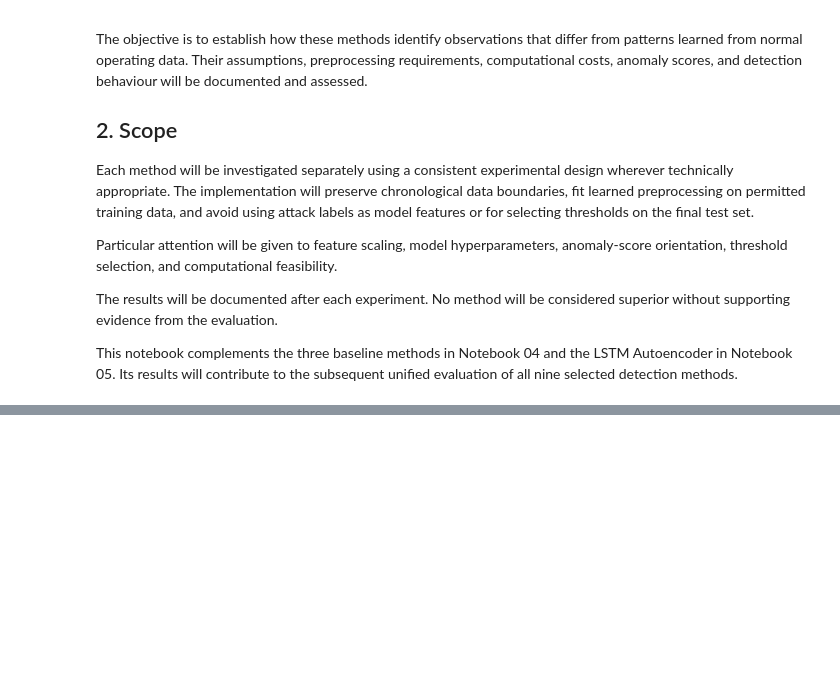
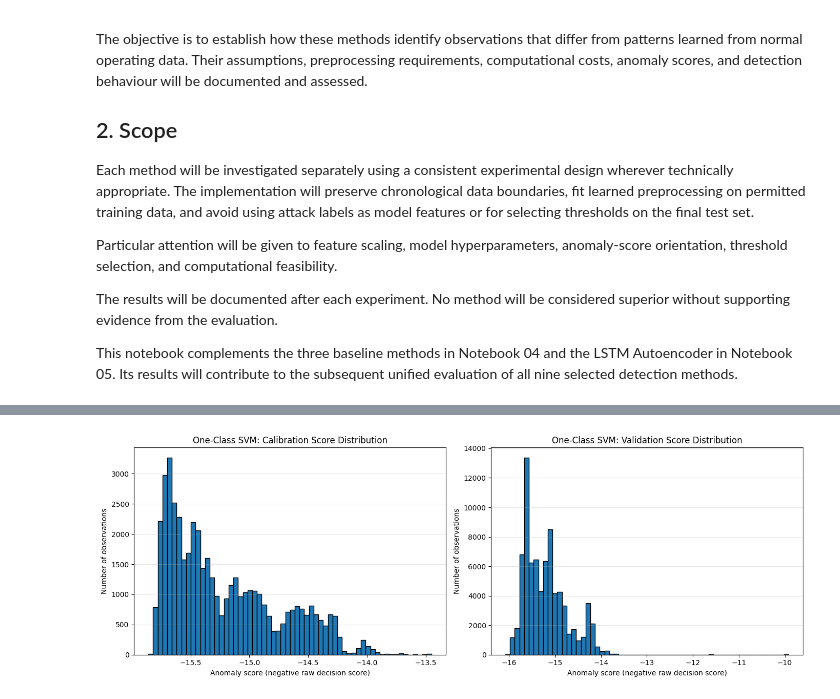
Before and after one commit to Thomasayanfeoluwa/multivariate-telemetry-anomaly-detection, a Jupyter notebook: notebooks/06_traditional_ml_anomaly_detection.ipynb, the cells around one changed output, grey strips where cells are left out. Saved outputs shown, nothing was run; the diff lists cells and outputs as text; code cells hidden in the pictures; blank space fills up the shorter version.

Commit message:
checkpoint(data): update 06_traditional_ml_anomaly_detection

```diff
--- a/notebooks/06_traditional_ml_anomaly_detection.ipynb
+++ b/notebooks/06_traditional_ml_anomaly_detection.ipynb
@@ -236,0 +1482,31 @@ The same established evaluation observations will subsequently be used to compar
+# %%
+import matplotlib.pyplot as plt
+import numpy as np
+
+# Compare anomaly-score distributions for normal calibration and validation data.
+fig, axes = plt.subplots(1, 2, figsize=(14, 5))
+
+axes[0].hist(
+    ocsvm_threshold_scores,
+    bins=60,
+    edgecolor="black"
+)
+axes[0].set_title("One-Class SVM: Calibration Score Distribution")
+axes[0].set_xlabel("Anomaly score (negative raw decision score)")
+axes[0].set_ylabel("Number of observations")
+axes[0].grid(axis="y", alpha=0.3)
+
+axes[1].hist(
+    ocsvm_validation_scores,
+    bins=60,
+    edgecolor="black"
+)
+axes[1].set_title("One-Class SVM: Validation Score Distribution")
+axes[1].set_xlabel("Anomaly score (negative raw decision score)")
+axes[1].set_ylabel("Number of observations")
+axes[1].grid(axis="y", alpha=0.3)
+
+plt.tight_layout()
+plt.show()
+# %% [output]
+[figure, added]
```
Also changed, not shown: parts of 28 cells of this notebook.
